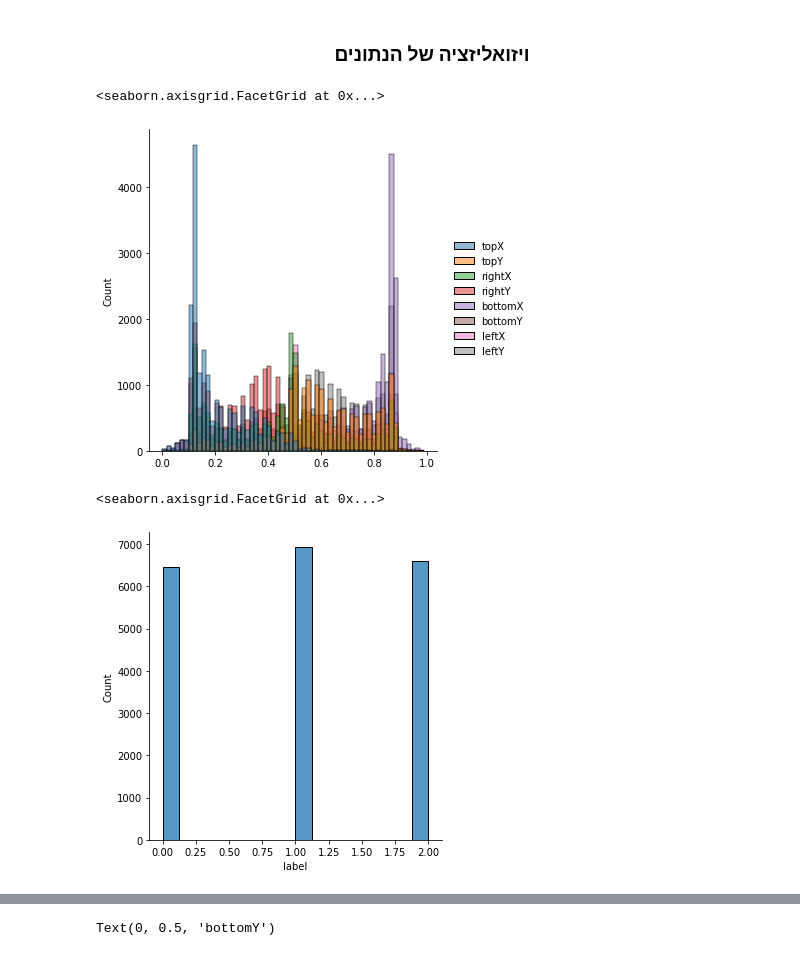
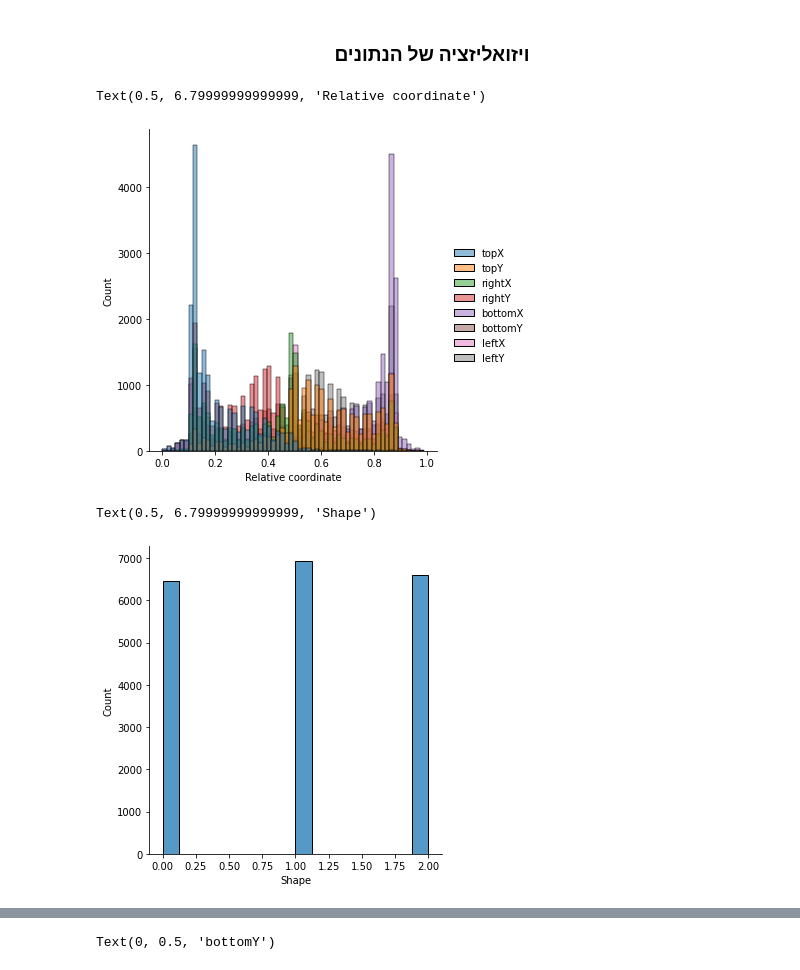
Before and after one commit to ItaiAviad/FiguraAI, a Jupyter notebook: FiguraAI.ipynb, the cells around one changed output, grey strips where cells are left out. Saved outputs shown, nothing was run; the diff lists cells and outputs as text; code cells hidden in the pictures.

Commit message:
Added explanations to plots

```diff
--- a/FiguraAI.ipynb
+++ b/FiguraAI.ipynb
@@ -169,14 +169,27 @@ dtype: int64
 # %% [markdown]
 ### <h3 dir='rtl' style='text-align: center;' >ויזואליזציה של הנתונים</h3>
 # %%
-# Count of unique values per coordinate
+'''
+Count of unique values per relative coordinate.
+Each color represents different x or y values.
+'''
+
 sns.displot(cords.iloc[:, 1:]) # All values, column 1-8
+plt.xlabel("Relative coordinate")
 # %% [output]
-<seaborn.axisgrid.FacetGrid at 0x...>
+Text(0.5, 6.79999999999999, 'Relative coordinate')
-[figure, old version]
+[figure, new version]
 # %%
-# Count of labels per shape
+'''
+Count of each shape in the dataset.
+
+0.0 = ellipse
+1.0 = rectangle
+2.0 = triangle
+'''
+
 sns.displot(cords.iloc[:, 0]) # All values, column 0
+plt.xlabel("Shape")
 # %% [output]
-<seaborn.axisgrid.FacetGrid at 0x...>
+Text(0.5, 6.79999999999999, 'Shape')
 [figure]
```
Also changed, not shown: parts of 4 cells of this notebook.
